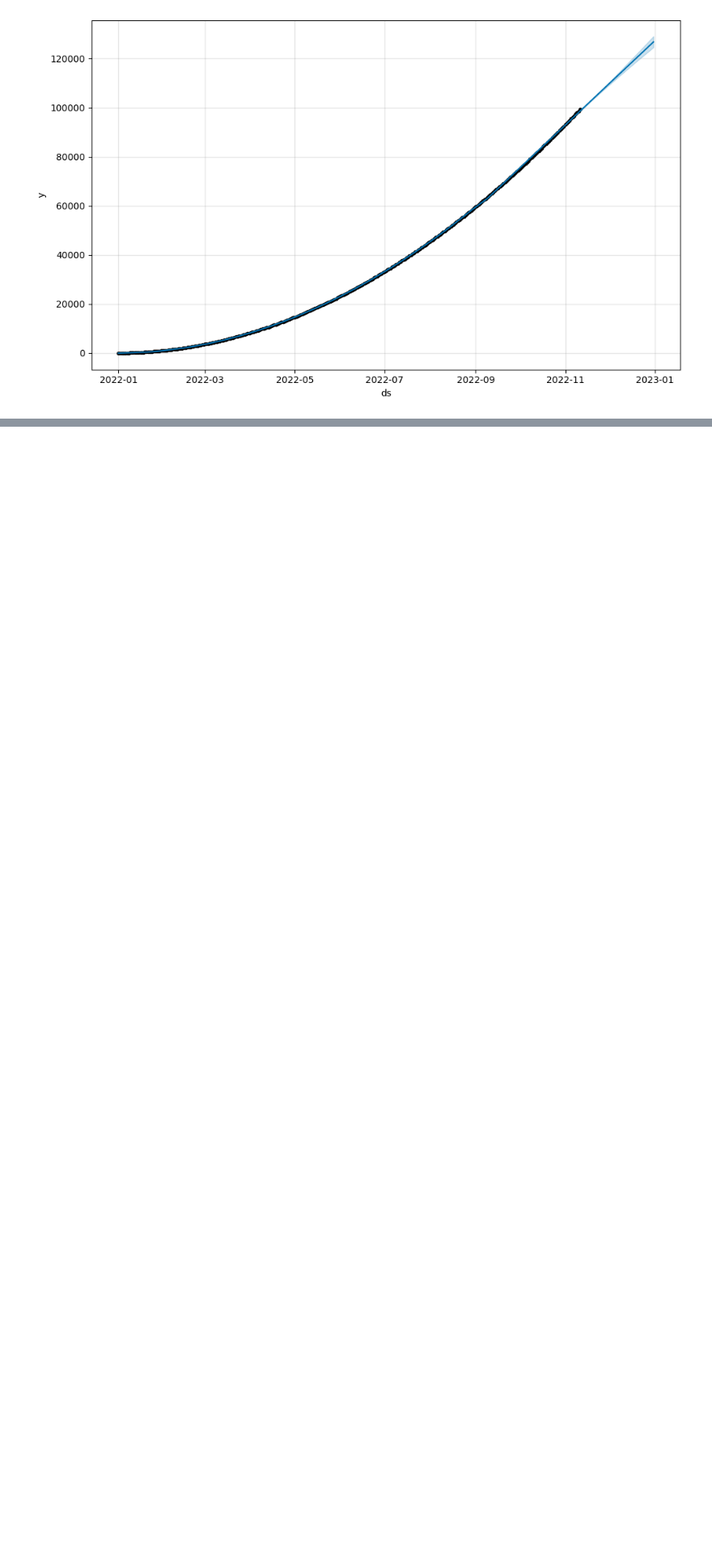
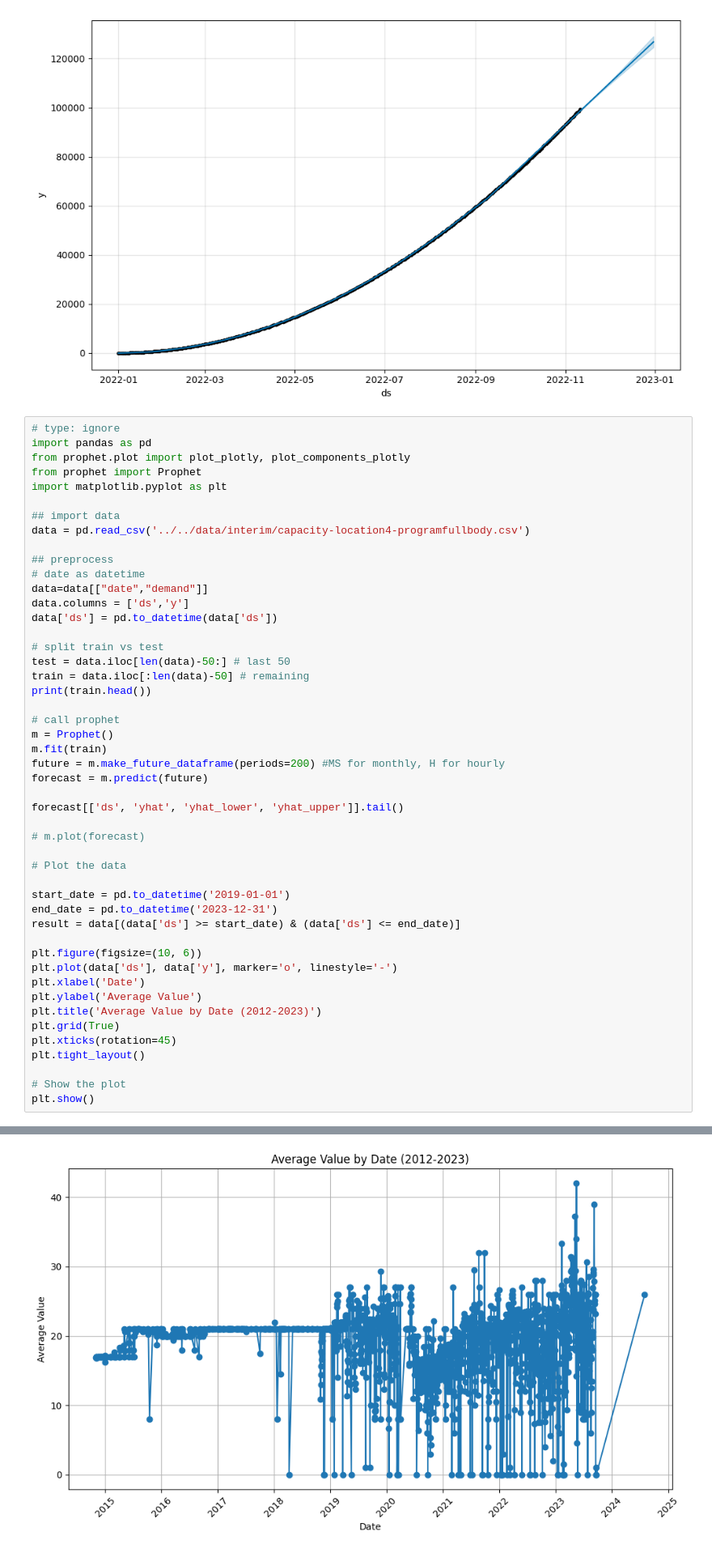
Before and after one commit to worldzhy/scheduling, a Jupyter notebook: src/algorithm/Forecasting.ipynb, the cells around one changed output, grey strips where cells are left out. Shown at 81% size. Saved outputs shown, nothing was run; the diff lists cells and outputs as text; blank space fills up the shorter version.

Commit message:
Preprocessing

```diff
--- a/src/algorithm/Forecasting.ipynb
+++ b/src/algorithm/Forecasting.ipynb
@@ -61,3 +61,52 @@ m.plot(forecast)
 # %% [output]
 [figure]
 [figure]
+# %%
+# type: ignore
+import pandas as pd
+from prophet.plot import plot_plotly, plot_components_plotly
+from prophet import Prophet
+import matplotlib.pyplot as plt
+
+## import data
+data = pd.read_csv('../../data/interim/capacity-location4-programfullbody.csv')
+
+## preprocess
+# date as datetime
+data=data[["date","demand"]]
+data.columns = ['ds','y']
+data['ds'] = pd.to_datetime(data['ds'])
+
+# split train vs test
+test = data.iloc[len(data)-50:] # last 50
+train = data.iloc[:len(data)-50] # remaining
+print(train.head())
+
+# call prophet
+m = Prophet()
+m.fit(train)
+future = m.make_future_dataframe(periods=200) #MS for monthly, H for hourly
+forecast = m.predict(future)
+
+forecast[['ds', 'yhat', 'yhat_lower', 'yhat_upper']].tail()
+
+# m.plot(forecast)
+
+# Plot the data
+
+start_date = pd.to_datetime('2019-01-01')
+end_date = pd.to_datetime('2023-12-31')
+result = data[(data['ds'] >= start_date) & (data['ds'] <= end_date)]
+
+plt.figure(figsize=(10, 6))
+plt.plot(data['ds'], data['y'], marker='o', linestyle='-')
+plt.xlabel('Date')
+plt.ylabel('Average Value')
+plt.title('Average Value by Date (2012-2023)')
+plt.grid(True)
+plt.xticks(rotation=45)
+plt.tight_layout()
+
+# Show the plot
+plt.show()
+# %% [output]
@@ -63,0 +121 @@ m.plot(forecast)
+[figure, added]
```
Also changed, not shown: parts of 1 cell of this notebook, 2 other files.
